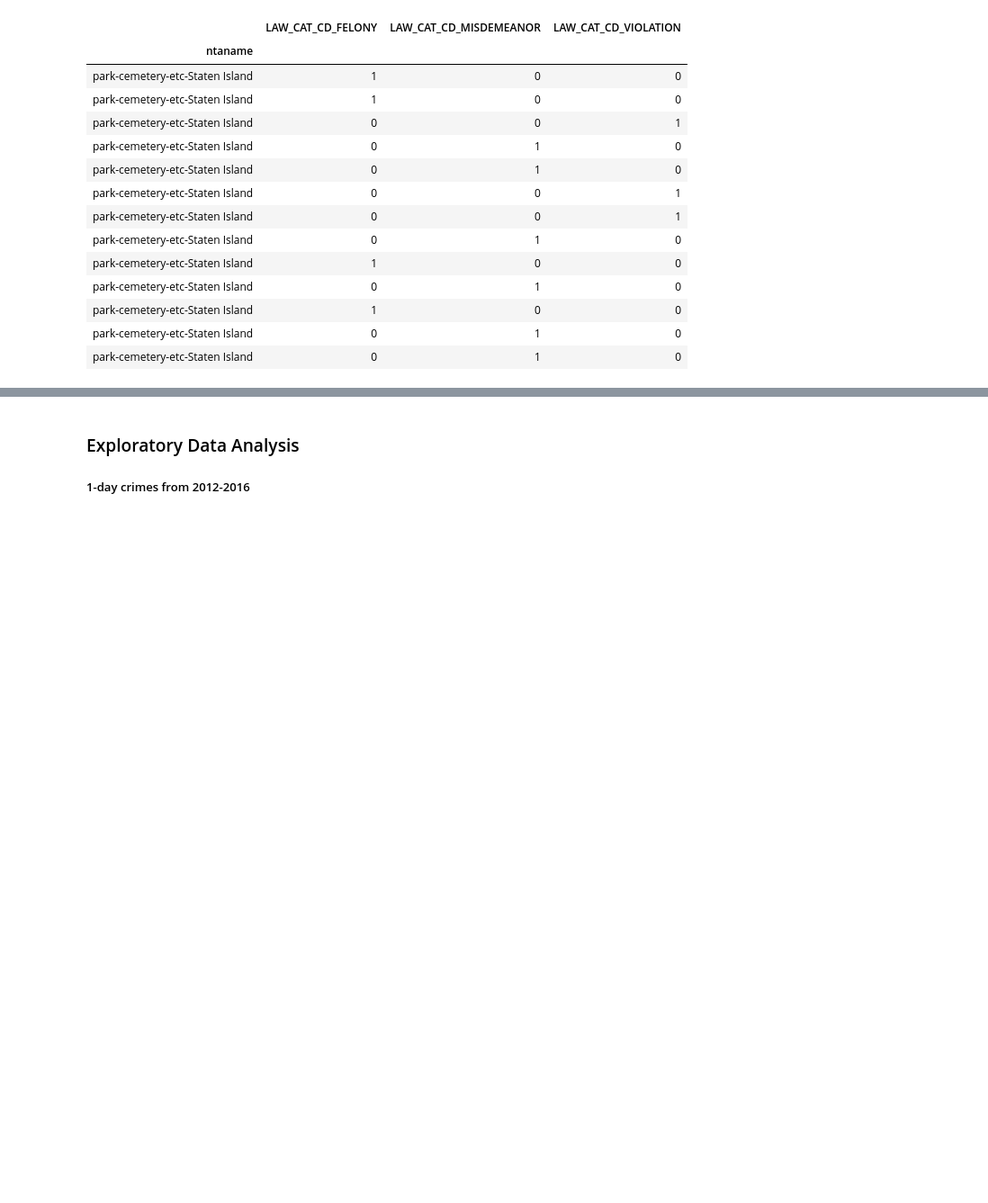
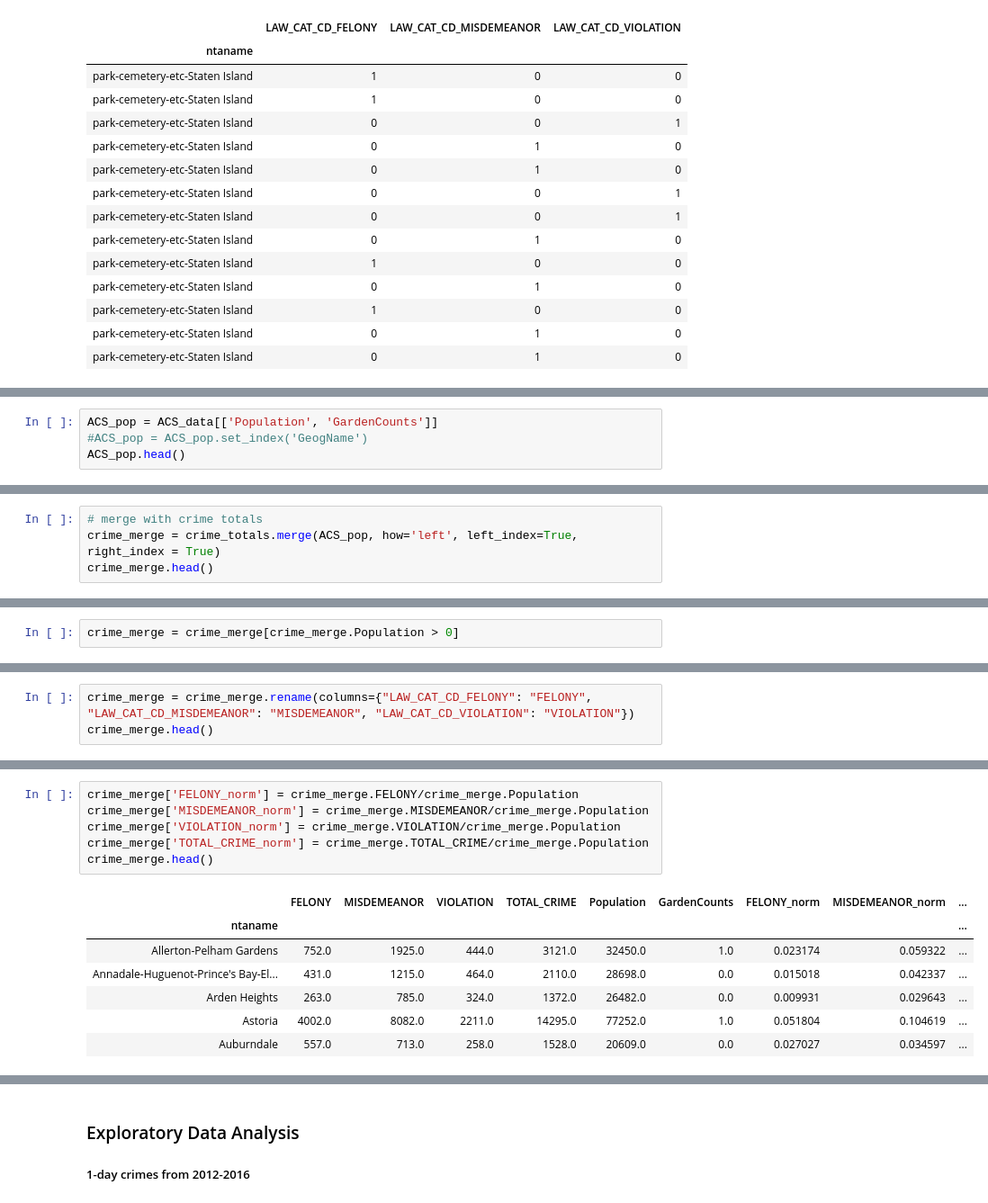
Before and after one commit to leonaisabelle/CUSP-ADS-Project, a Jupyter notebook: preprocessing_notebooks/2012_2016_Crime_Data_Cleaning.ipynb, the cells around one changed output, grey strips where cells are left out. Shown at 90% size. Cells and saved outputs as stored; diff of their text form; blank space fills up the shorter version.

```diff
--- a/preprocessing_notebooks/2012_2016_Crime_Data_Cleaning.ipynb
+++ b/preprocessing_notebooks/2012_2016_Crime_Data_Cleaning.ipynb
@@ -372,0 +389,4 @@ crime_nta_reduced[crime_nta_reduced.index == 'park-cemetery-etc-Staten Island']
+# %%
+ACS_pop = ACS_data[['Population', 'GardenCounts']]
+#ACS_pop = ACS_pop.set_index('GeogName')
+ACS_pop.head()
@@ -372,0 +401,4 @@ crime_nta_reduced[crime_nta_reduced.index == 'park-cemetery-etc-Staten Island']
+# %%
+# merge with crime totals
+crime_merge = crime_totals.merge(ACS_pop, how='left', left_index=True, right_index = True)
+crime_merge.head()
@@ -372,0 +451,2 @@ crime_nta_reduced[crime_nta_reduced.index == 'park-cemetery-etc-Staten Island']
+# %%
+crime_merge = crime_merge[crime_merge.Population > 0]
@@ -372,0 +467,3 @@ crime_nta_reduced[crime_nta_reduced.index == 'park-cemetery-etc-Staten Island']
+# %%
+crime_merge = crime_merge.rename(columns={"LAW_CAT_CD_FELONY": "FELONY", "LAW_CAT_CD_MISDEMEANOR": "MISDEMEANOR", "LAW_CAT_CD_VIOLATION": "VIOLATION"})
+crime_merge.head()
@@ -372,0 +478,14 @@ crime_nta_reduced[crime_nta_reduced.index == 'park-cemetery-etc-Staten Island']
+# %%
+crime_merge['FELONY_norm'] = crime_merge.FELONY/crime_merge.Population
+crime_merge['MISDEMEANOR_norm'] = crime_merge.MISDEMEANOR/crime_merge.Population
+crime_merge['VIOLATION_norm'] = crime_merge.VIOLATION/crime_merge.Population
+crime_merge['TOTAL_CRIME_norm'] = crime_merge.TOTAL_CRIME/crime_merge.Population
+crime_merge.head()
+# %% [output]
+|  | FELONY | MISDEMEANOR | VIOLATION | TOTAL_CRIME | Population | GardenCounts | FELONY_norm | MISDEMEANOR_norm | ... |
+| ntaname |  |  |  |  |  |  |  |  | ... |
+| Allerton-Pelham Gardens | 752.0 | 1925.0 | 444.0 | 3121.0 | 32450.0 | 1.0 | 0.023174 | 0.059322 | ... |
+| Annadale-Huguenot-Prince's Bay-El... | 431.0 | 1215.0 | 464.0 | 2110.0 | 28698.0 | 0.0 | 0.015018 | 0.042337 | ... |
+| Arden Heights | 263.0 | 785.0 | 324.0 | 1372.0 | 26482.0 | 0.0 | 0.009931 | 0.029643 | ... |
+| Astoria | 4002.0 | 8082.0 | 2211.0 | 14295.0 | 77252.0 | 1.0 | 0.051804 | 0.104619 | ... |
+| Auburndale | 557.0 | 713.0 | 258.0 | 1528.0 | 20609.0 | 0.0 | 0.027027 | 0.034597 | ... |
```
Also changed, not shown: parts of 25 cells of this notebook, 3 other files.
